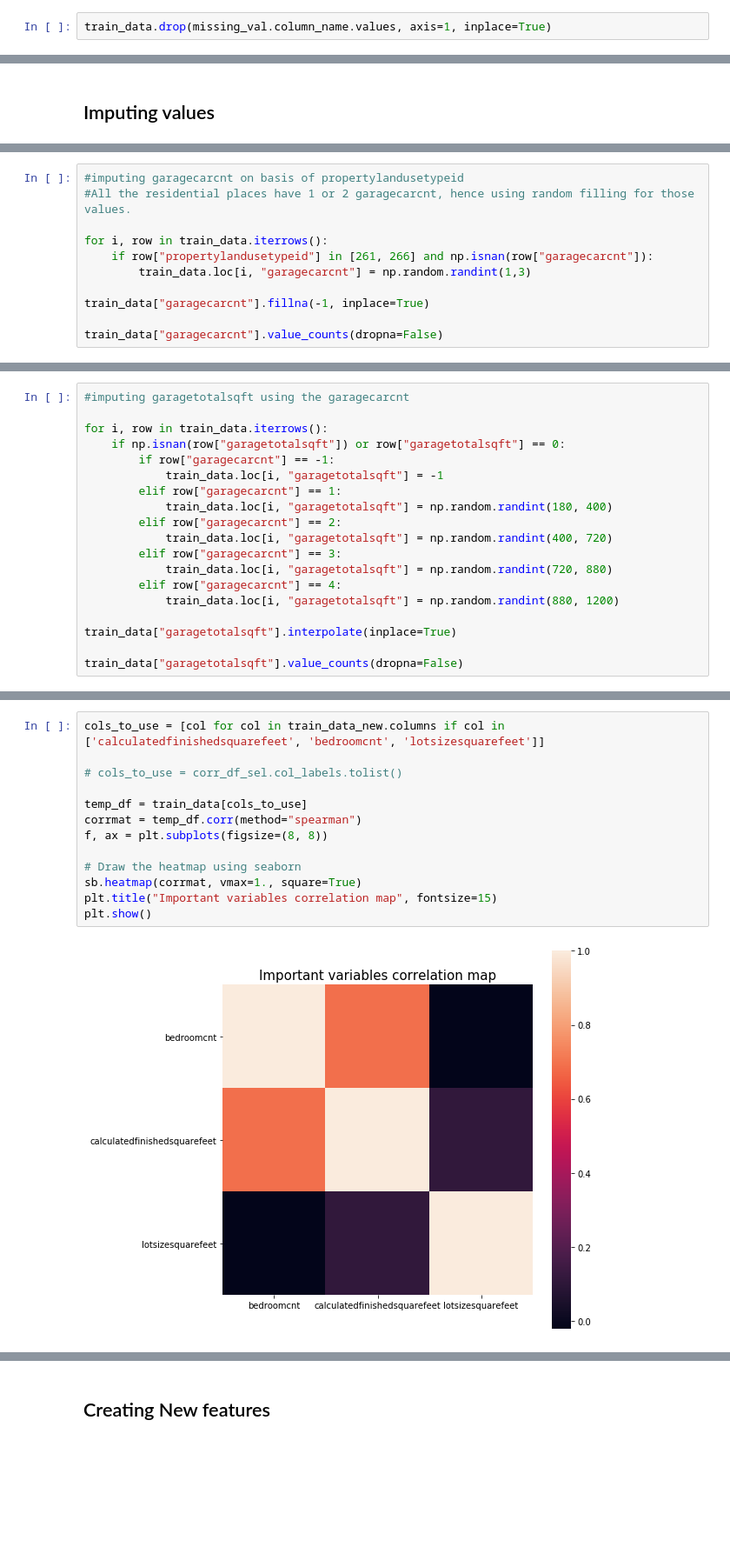
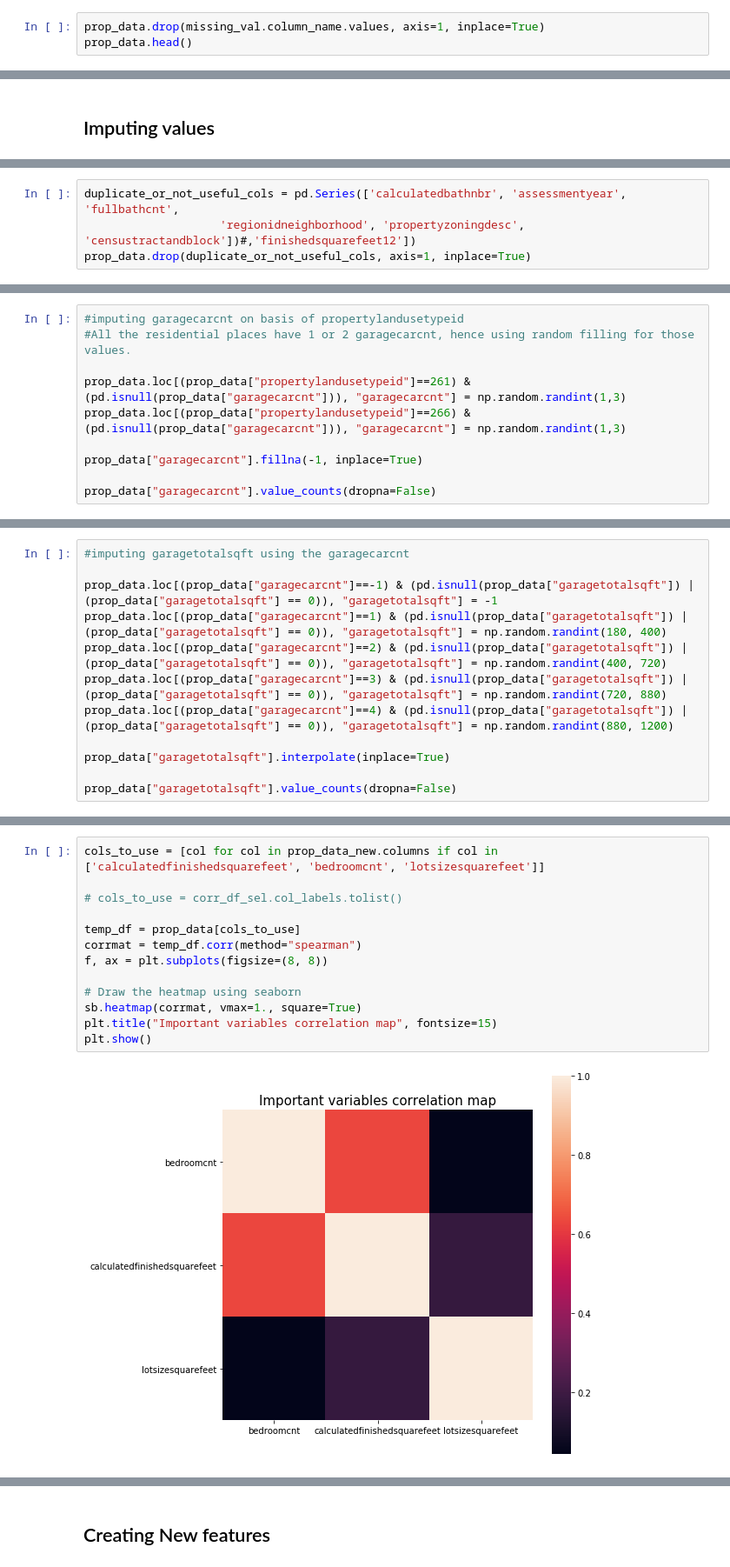
Before and after one commit to jayybhatt/Data-Science-Fundamentals, a Jupyter notebook: HW2/HW2.ipynb, the cells around one changed output, grey strips where cells are left out. Shown at 87% size. Drawn from its saved outputs; the diff is of its cells as text; blank space fills up the shorter version.

```diff
--- a/HW2/HW2.ipynb
+++ b/HW2/HW2.ipynb
@@ -179,2 +275,3 @@ missing_val
 # %%
-train_data.drop(missing_val.column_name.values, axis=1, inplace=True)
+prop_data.drop(missing_val.column_name.values, axis=1, inplace=True)
+prop_data.head()
@@ -548 +655,5 @@ train_data.drop(duplicate_or_not_useful_cols, axis=1, inplace=True)
+# %%
+duplicate_or_not_useful_cols = pd.Series(['calculatedbathnbr', 'assessmentyear', 'fullbathcnt',
+                    'regionidneighborhood', 'propertyzoningdesc', 'censustractandblock'])#,'finishedsquarefeet12'])
+prop_data.drop(duplicate_or_not_useful_cols, axis=1, inplace=True)
 # %%
@@ -568,11 +676,10 @@ for c in cols_to_interpolate:
 #imputing garagecarcnt on basis of propertylandusetypeid
 #All the residential places have 1 or 2 garagecarcnt, hence using random filling for those values.
 
-for i, row in train_data.iterrows():
-    if row["propertylandusetypeid"] in [261, 266] and np.isnan(row["garagecarcnt"]):
-        train_data.loc[i, "garagecarcnt"] = np.random.randint(1,3)
+prop_data.loc[(prop_data["propertylandusetypeid"]==261) & (pd.isnull(prop_data["garagecarcnt"])), "garagecarcnt"] = np.random.randint(1,3)
+prop_data.loc[(prop_data["propertylandusetypeid"]==266) & (pd.isnull(prop_data["garagecarcnt"])), "garagecarcnt"] = np.random.randint(1,3)
 
-train_data["garagecarcnt"].fillna(-1, inplace=True)
+prop_data["garagecarcnt"].fillna(-1, inplace=True)
 
-train_data["garagecarcnt"].value_counts(dropna=False)
+prop_data["garagecarcnt"].value_counts(dropna=False)
 # %% [output]
@@ -596,20 +703,13 @@ Name: garagecarcnt, dtype: int64
 # %%
 #imputing garagetotalsqft using the garagecarcnt
 
-for i, row in train_data.iterrows():
-    if np.isnan(row["garagetotalsqft"]) or row["garagetotalsqft"] == 0:
-        if row["garagecarcnt"] == -1:
-            train_data.loc[i, "garagetotalsqft"] = -1
-        elif row["garagecarcnt"] == 1:
-            train_data.loc[i, "garagetotalsqft"] = np.random.randint(180, 400)
-        elif row["garagecarcnt"] == 2:
-            train_data.loc[i, "garagetotalsqft"] = np.random.randint(400, 720)
-        elif row["garagecarcnt"] == 3:
-            train_data.loc[i, "garagetotalsqft"] = np.random.randint(720, 880)
-        elif row["garagecarcnt"] == 4:
-            train_data.loc[i, "garagetotalsqft"] = np.random.randint(880, 1200)
+prop_data.loc[(prop_data["garagecarcnt"]==-1) & (pd.isnull(prop_data["garagetotalsqft"]) | (prop_data["garagetotalsqft"] == 0)), "garagetotalsqft"] = -1
+prop_data.loc[(prop_data["garagecarcnt"]==1) & (pd.isnull(prop_data["garagetotalsqft"]) | (prop_data["garagetotalsqft"] == 0)), "garagetotalsqft"] = np.random.randint(180, 400)
+prop_data.loc[(prop_data["garagecarcnt"]==2) & (pd.isnull(prop_data["garagetotalsqft"]) | (prop_data["garagetotalsqft"] == 0)), "garagetotalsqft"] = np.random.randint(400, 720)
+prop_data.loc[(prop_data["garagecarcnt"]==3) & (pd.isnull(prop_data["garagetotalsqft"]) | (prop_data["garagetotalsqft"] == 0)), "garagetotalsqft"] = np.random.randint(720, 880)
+prop_data.loc[(prop_data["garagecarcnt"]==4) & (pd.isnull(prop_data["garagetotalsqft"]) | (prop_data["garagetotalsqft"] == 0)), "garagetotalsqft"] = np.random.randint(880, 1200)
 
-train_data["garagetotalsqft"].interpolate(inplace=True)
+prop_data["garagetotalsqft"].interpolate(inplace=True)
 
-train_data["garagetotalsqft"].value_counts(dropna=False)
+prop_data["garagetotalsqft"].value_counts(dropna=False)
 # %% [output]
@@ -633,16 +733,16 @@ Name: garagetotalsqft, Length: 938, dtype: int64
 # %%
-cols_to_use = [col for col in train_data_new.columns if col in ['calculatedfinishedsquarefeet', 'bedroomcnt', 'lotsizesquarefeet']]
+cols_to_use = [col for col in prop_data_new.columns if col in ['calculatedfinishedsquarefeet', 'bedroomcnt', 'lotsizesquarefeet']]
 
 # cols_to_use = corr_df_sel.col_labels.tolist()
 
-temp_df = train_data[cols_to_use]
+temp_df = prop_data[cols_to_use]
 corrmat = temp_df.corr(method="spearman")
 f, ax = plt.subplots(figsize=(8, 8))
 
 # Draw the heatmap using seaborn
 sb.heatmap(corrmat, vmax=1., square=True)
 plt.title("Important variables correlation map", fontsize=15)
 plt.show()
 # %% [output]
-[figure, old version]
+[figure, new version]
 # %%
```
Also changed, not shown: parts of 64 cells of this notebook.
